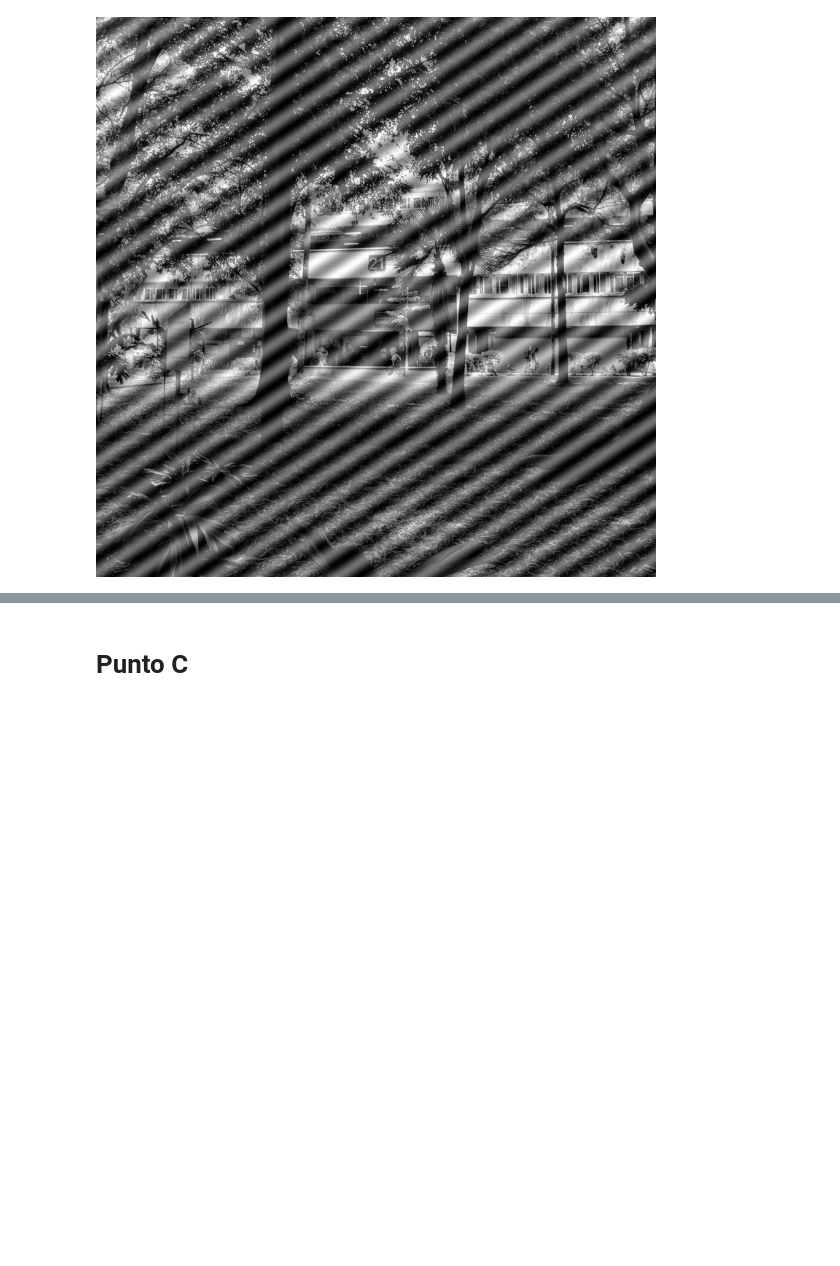
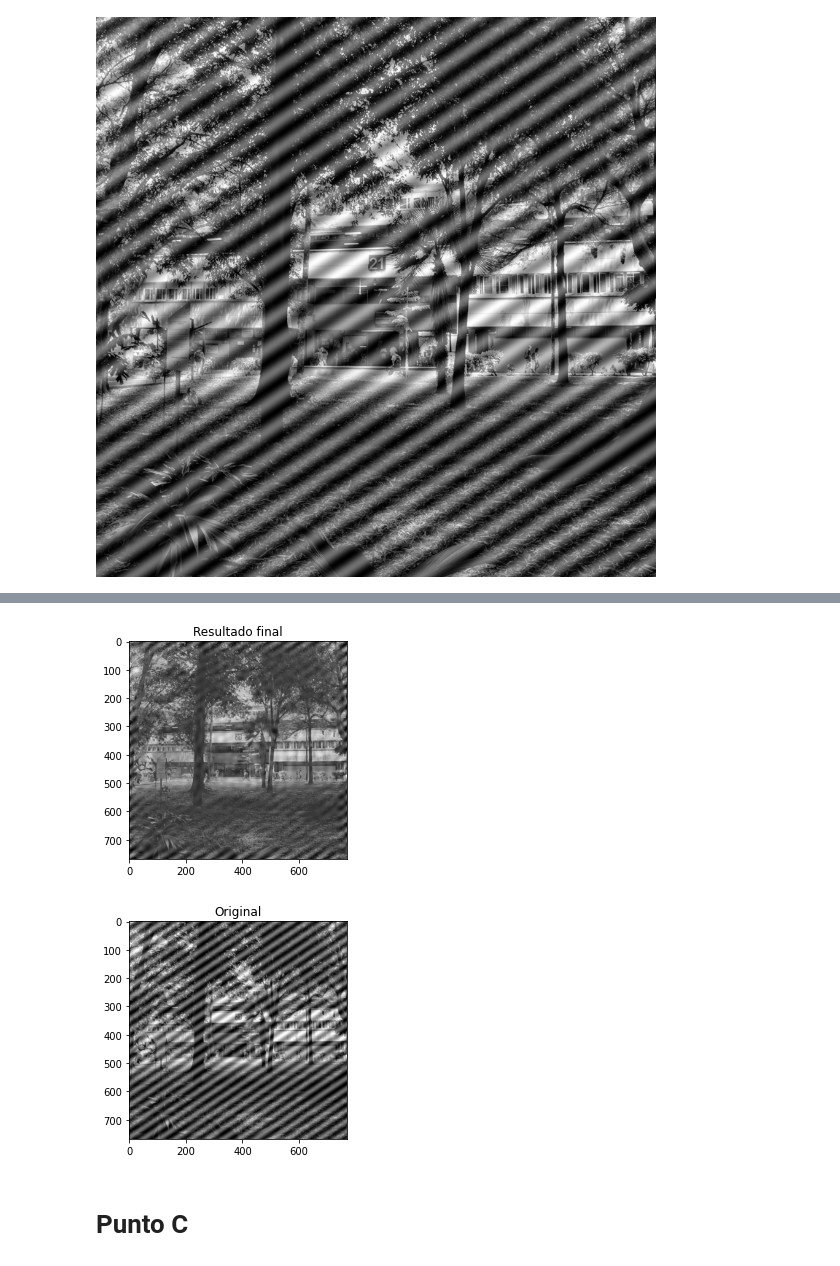
Before and after one commit to Gafut98/Instumentos-Opticos, a Jupyter notebook: Primera Entrega Instrumentos Opticos-Copy1.ipynb, the cells around one changed output, grey strips where cells are left out. Cells and saved outputs as stored; diff of their text form; code cells hidden in the pictures; blank space fills up the shorter version.

```diff
--- a/Primera Entrega Instrumentos Opticos-Copy1.ipynb
+++ b/Primera Entrega Instrumentos Opticos-Copy1.ipynb
@@ -156,6 +150,21 @@ plt.show()
 # %%
-new_imagen=np.fft.fftn(dona*fft_o)
+#Filtrado final de eliminacion de ruido
+
+new_imagen=np.fft.ifftn(fft_img1*mask2)
+
+#Final
+plt.figure()
+plt.title("Resultado final")
+plt.imshow(np.abs(new_imagen),cmap="gray")
+plt.show()
+
+#Comparando con la original
+ori=cv2.imread("b.png",1)
 
 plt.figure()
-plt.imshow(np.log(abs(new_imagen)))
+plt.title("Original")
+plt.imshow(np.abs(ori))
 plt.show()
+# %% [output]
+[figure, added]
+[figure, added]
```
Also changed, not shown: parts of 13 cells of this notebook, 5 other files.
